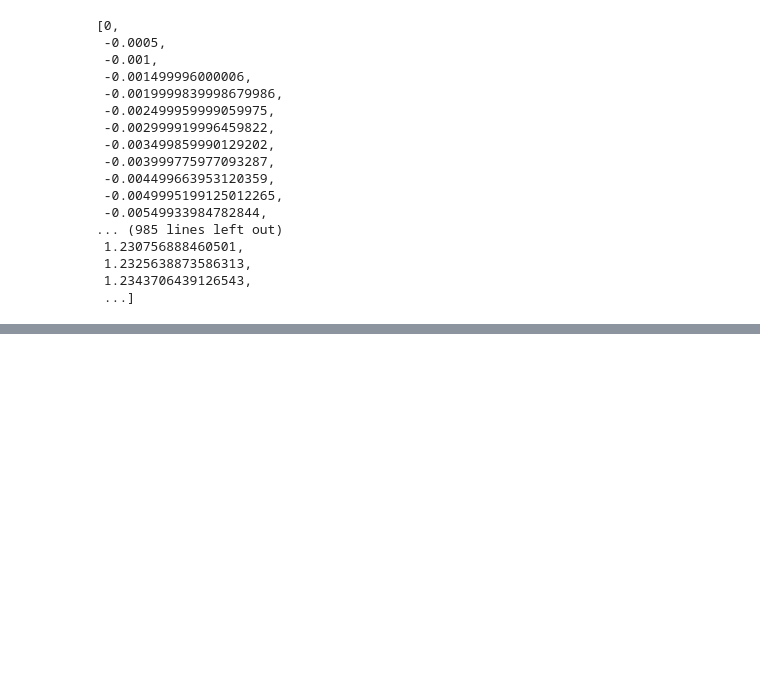
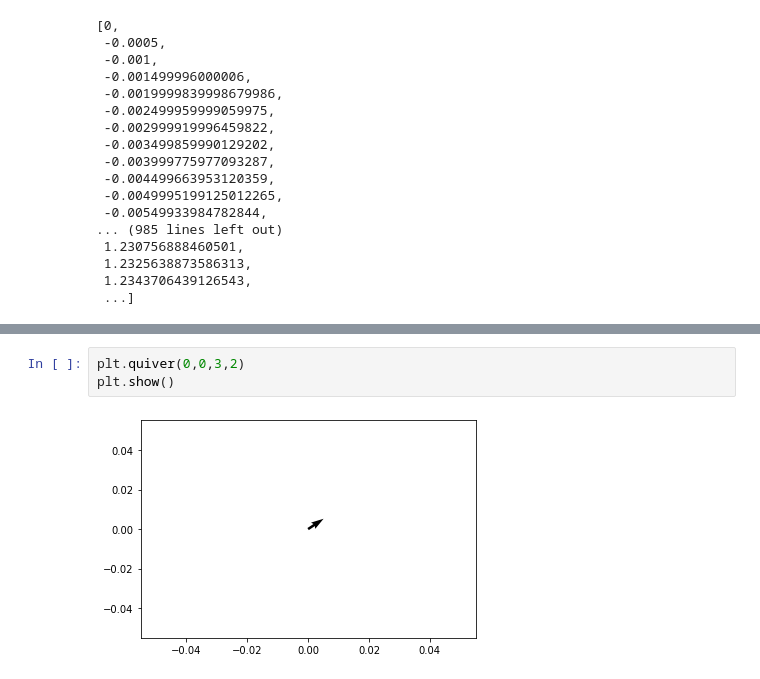
Before and after one commit to GooseHuang/Feynman_Physics, a Jupyter notebook: 9.7_Planet_Motion/9.7_Planet_Motion.ipynb, the cells around one changed output, grey strips where cells are left out. Cells and saved outputs as stored; diff of their text form; blank space fills up the shorter version.

```diff
--- a/9.7_Planet_Motion/9.7_Planet_Motion.ipynb
+++ b/9.7_Planet_Motion/9.7_Planet_Motion.ipynb
@@ -412,0 +461,5 @@ planet.records['y']
+# %%
+plt.quiver(0,0,3,2)
+plt.show()
+# %% [output]
+[figure, added]
```
Also changed, not shown: parts of 2 cells of this notebook, 2 other files.
